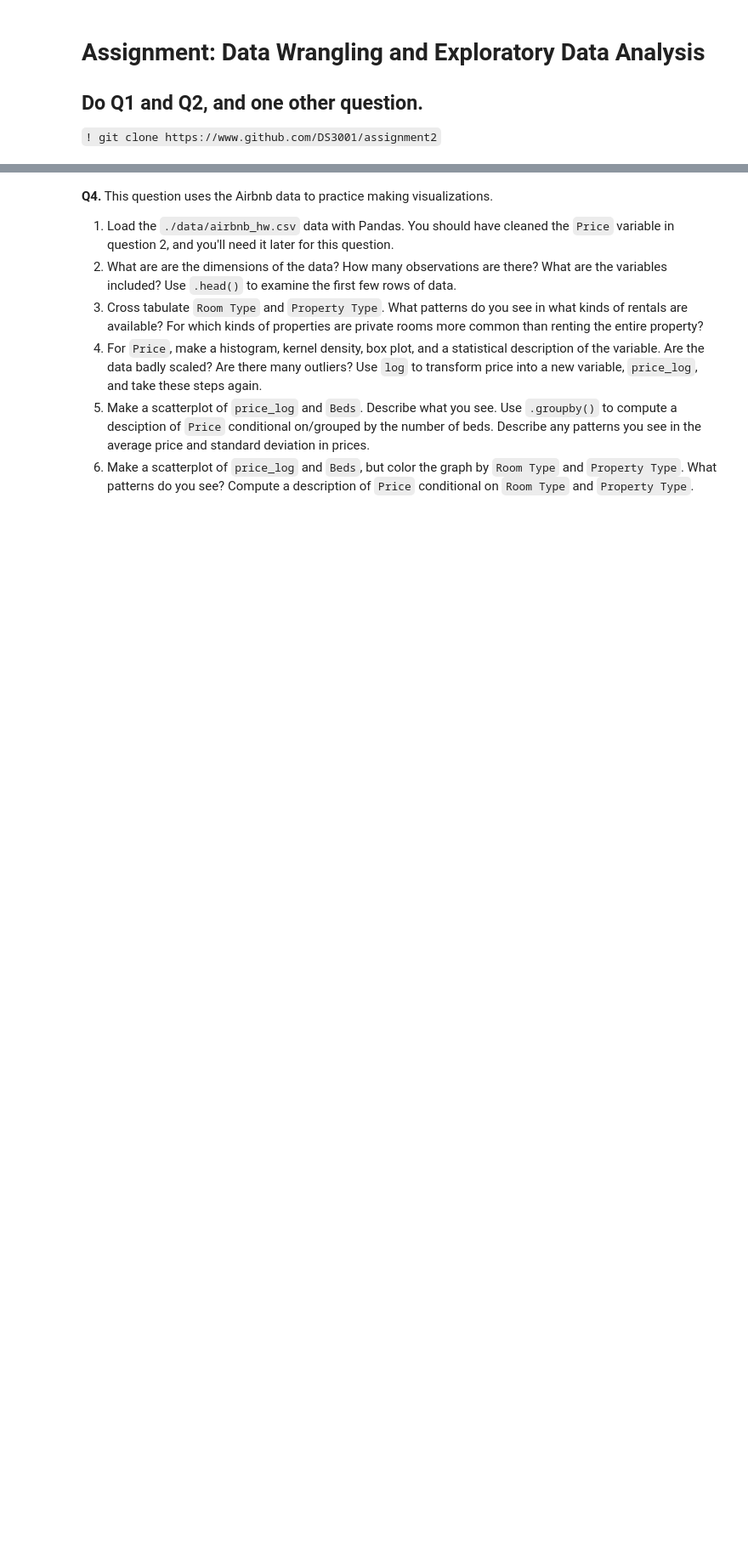
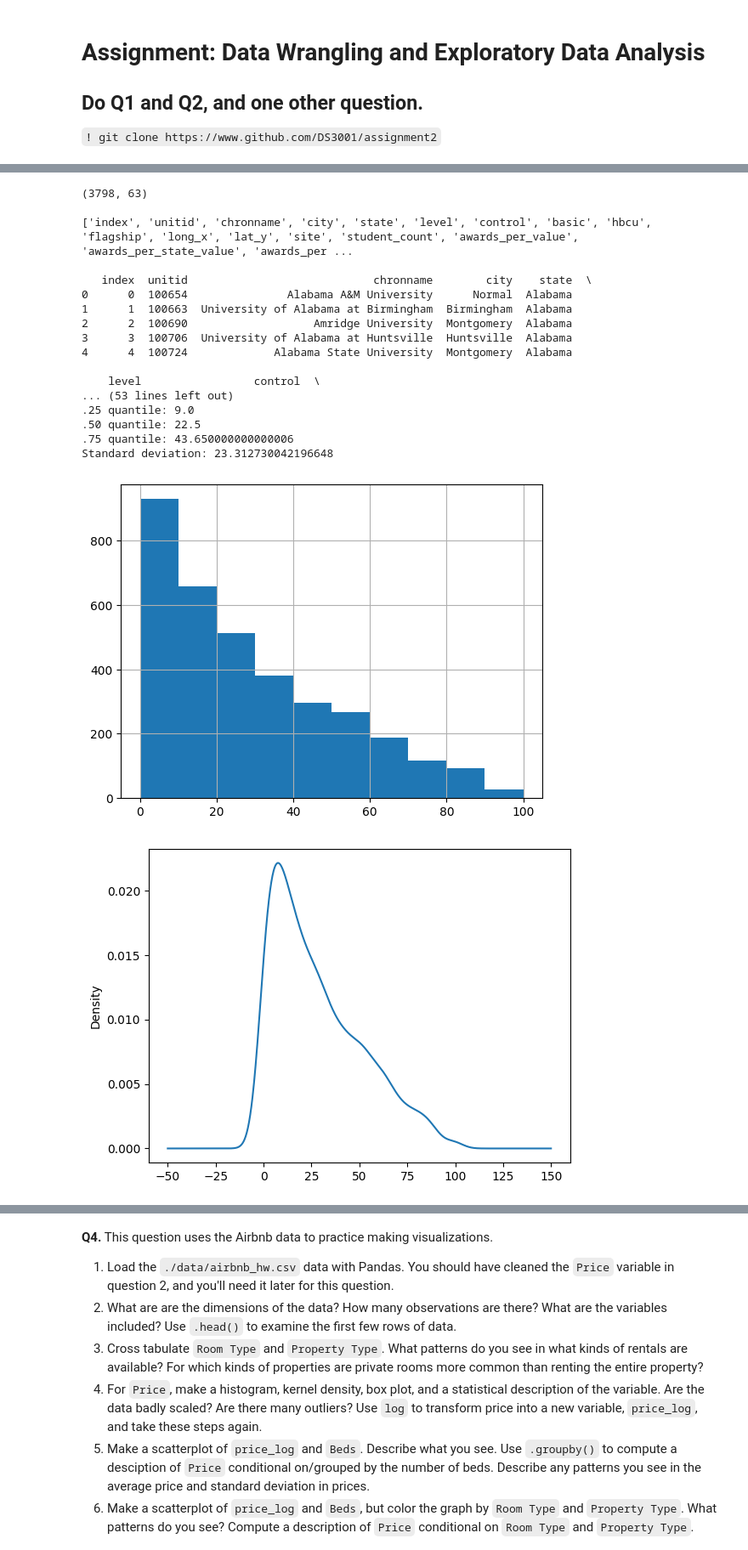
Before and after one commit to amanzanares410/assignment2, a Jupyter notebook: assignment2.ipynb, the cells around one changed output, grey strips where cells are left out. Shown: that part at 85% size. Drawn from its saved outputs; the diff is of its cells as text; code cells hidden in the pictures; blank space fills up the shorter version.

```diff
--- a/assignment2.ipynb
+++ b/assignment2.ipynb
@@ -68,3 +119,47 @@ The "relevant" variables for this question are:
 6. Create a new variable, `df['levelXcontrol']=df['level']+', '+df['control']` that interacts level and control. Make a grouped kernel density plot. Which institutions appear to have the best graduation rates?
 7. Make a kernel density plot of `aid_value`. Notice that your graph is "bi-modal", having two little peaks that represent locally most common values. Now group your graph by `level` and `control`. What explains the bi-modal nature of the graph? Use `groupby` and `.describe` to make grouped calculations of statistical descriptions of `aid_value` by `level` and `control`.
 8. Make a scatterplot of `grad_100_value` by `aid_value`. Describe what you see. Now make the same plot, grouping by `level` and then `control`. Describe what you see. For which kinds of institutions does aid seem to increase graduation rates?
+# %%
+import numpy as np
+import pandas as pd
+import matplotlib.pyplot as plt
+
+df = pd.read_csv('./assignment2/data/college_completion.csv', low_memory=False) #1
+#2
+print(df.shape, '\n') #Dimensions: 3798 x 63
+print(df.columns.tolist(), '\n') #Variables included in the dataset
+print(df.head(), '\n')
+#3
+print(pd.crosstab(df['control'], df['level']))
+#4
+var = 'grad_100_value'
+plt.figure()
+df[var].hist() #Creating a histogram
+plt.figure()
+df[var].plot.density() #Creating a Kernel Desnsity Plot
+plt.figure()
+df[var].plot.box() #Creating a boxplot
+print('Statistical Description for "grad_100_value": ')
+print('Mode:', df[var].mean(), '\n' + 'Median:', df[var].median(), '\n' + 'Mode:', df[var].mode())
+print('.25 quantile:', df[var].quantile(.25), '\n' + '.50 quantile:', df[var].quantile(.50), '\n' + '.75 quantile:', df[var].quantile(.75))
+print('Standard deviation:', df[var].std())
+# %% [output]
+(3798, 63)
+
+['index', 'unitid', 'chronname', 'city', 'state', 'level', 'control', 'basic', 'hbcu', 'flagship', 'long_x', 'lat_y', 'site', 'student_count', 'awards_per_value', 'awards_per_state_value', 'awards_per ...
+
+   index  unitid                            chronname        city    state  \
+0      0  100654               Alabama A&M University      Normal  Alabama
+1      1  100663  University of Alabama at Birmingham  Birmingham  Alabama
+2      2  100690                   Amridge University  Montgomery  Alabama
+3      3  100706  University of Alabama at Huntsville  Huntsville  Alabama
+4      4  100724             Alabama State University  Montgomery  Alabama
+
+    level                 control  \
+... (53 lines left out)
+.25 quantile: 9.0
+.50 quantile: 22.5
+.75 quantile: 43.650000000000006
+Standard deviation: 23.312730042196648
+[figure, added]
+[figure, added]
```
Also changed, not shown: parts of 9 cells of this notebook.
